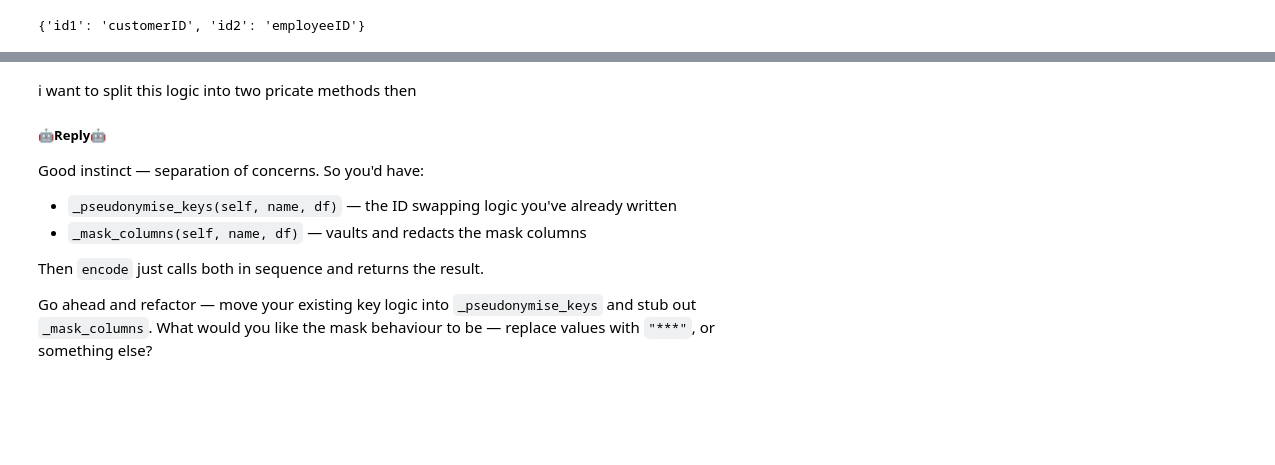
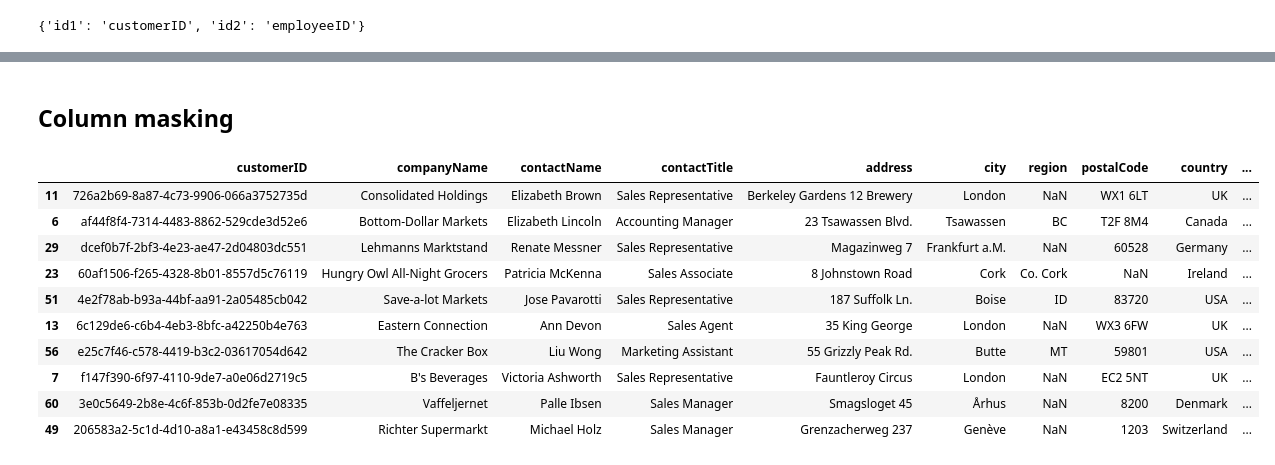
Before and after one commit to giordafrancis/cloakdf, a Jupyter notebook: nbs/00_core.ipynb, the cells around one changed output, grey strips where cells are left out. Drawn from its saved outputs; the diff is of its cells as text; code cells hidden in the pictures; blank space fills up the shorter version.

```diff
--- a/nbs/00_core.ipynb
+++ b/nbs/00_core.ipynb
@@ -522,15 +347,42 @@ Which approach appeals to you — replacing with a placeholder string, or removi
-# %% [markdown]
-i want to split this logic into two pricate methods then
-
-##### 🤖Reply🤖<!-- SOLVEIT_SEPARATOR_7f3a9b2c -->
-
-
-
-Good instinct — separation of concerns. So you'd have:
-
-- `_pseudonymise_keys(self, name, df)` — the ID swapping logic you've already written
-- `_mask_columns(self, name, df)` — vaults and redacts the mask columns
-
-Then `encode` just calls both in sequence and returns the result.
-
-Go ahead and refactor — move your existing key logic into `_pseudonymise_keys` and stub out `_mask_columns`. What would you like the mask behaviour to be — replace values with `"***"`, or something else?
+# %% [markdown]
+## Column masking
+# %%
+class Unknown(object):
+    def __init__(self, tables):
+        self.tables = tables
+        self.vault = {}
+        self.key_maps = {}
+    def encode(self, name,df):
+        df = self._pseudonymise_keys(name, df)
+        return self._mask_columns(name, df)
+
+    def _pseudonymise_keys(self, name,df):
+        df = df.copy()
+        tbl = self.tables[name]
+        ids = {k: v for k, v in tbl.items() if k.startswith('id')}
+        for group, col in ids.items():
+            km = self.key_maps.setdefault(group, {})
+            for val in  df[col].dropna().unique(): km.setdefault(val, str(uuid.uuid4()))
+            df[col] = df[col].map(km)
+        return df
+
+    def _mask_columns(self, name, df): pass
+
+
+    def decode(self, name,df): pass
+# %%
+unk = Unknown(tables)
+
+unk._pseudonymise_keys('customers', customers).sample(10)
+# %% [output]
+|  | customerID | companyName | contactName | contactTitle | address | city | region | postalCode | country | ... |
+| 11 | 726a2b69-8a87-4c73-9906-066a3752735d | Consolidated Holdings | Elizabeth Brown | Sales Representative | Berkeley Gardens 12 Brewery | London | NaN | WX1 6LT | UK | ... |
+| 6 | af44f8f4-7314-4483-8862-529cde3d52e6 | Bottom-Dollar Markets | Elizabeth Lincoln | Accounting Manager | 23 Tsawassen Blvd. | Tsawassen | BC | T2F 8M4 | Canada | ... |
+| 29 | dcef0b7f-2bf3-4e23-ae47-2d04803dc551 | Lehmanns Marktstand | Renate Messner | Sales Representative | Magazinweg 7 | Frankfurt a.M. | NaN | 60528 | Germany | ... |
+| 23 | 60af1506-f265-4328-8b01-8557d5c76119 | Hungry Owl All-Night Grocers | Patricia McKenna | Sales Associate | 8 Johnstown Road | Cork | Co. Cork | NaN | Ireland | ... |
+| 51 | 4e2f78ab-b93a-44bf-aa91-2a05485cb042 | Save-a-lot Markets | Jose Pavarotti | Sales Representative | 187 Suffolk Ln. | Boise | ID | 83720 | USA | ... |
+| 13 | 6c129de6-c6b4-4eb3-8bfc-a42250b4e763 | Eastern Connection | Ann Devon | Sales Agent | 35 King George | London | NaN | WX3 6FW | UK | ... |
+| 56 | e25c7f46-c578-4419-b3c2-03617054d642 | The Cracker Box | Liu Wong | Marketing Assistant | 55 Grizzly Peak Rd. | Butte | MT | 59801 | USA | ... |
+| 7 | f147f390-6f97-4110-9de7-a0e06d2719c5 | B's Beverages | Victoria Ashworth | Sales Representative | Fauntleroy Circus | London | NaN | EC2 5NT | UK | ... |
+| 60 | 3e0c5649-2b8e-4c6f-853b-0d2fe7e08335 | Vaffeljernet | Palle Ibsen | Sales Manager | Smagsloget 45 | Århus | NaN | 8200 | Denmark | ... |
+| 49 | 206583a2-5c1d-4d10-a8a1-e43458c8d599 | Richter Supermarkt | Michael Holz | Sales Manager | Grenzacherweg 237 | Genève | NaN | 1203 | Switzerland | ... |
```
Also changed, not shown: parts of 58 cells of this notebook, 2 other files.
